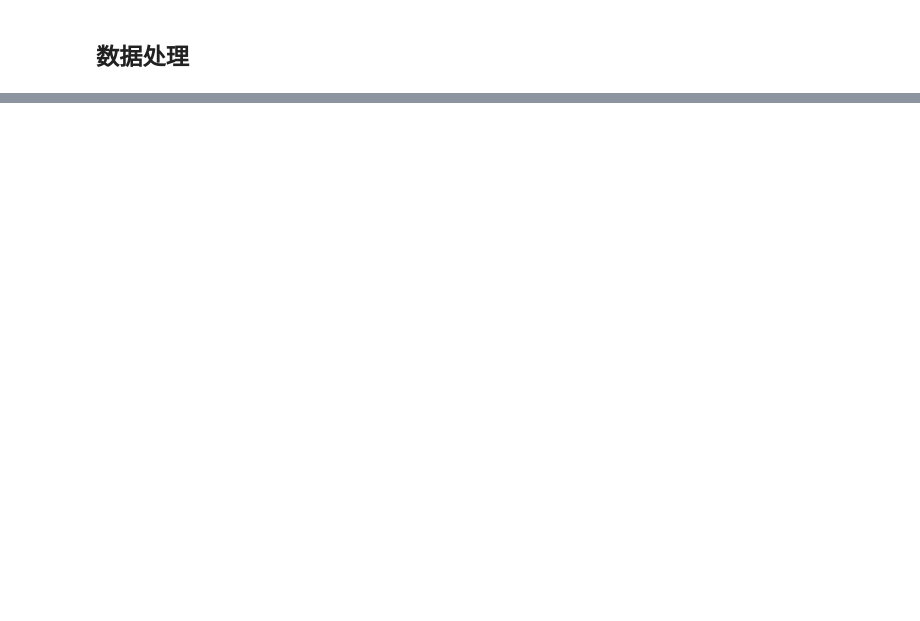
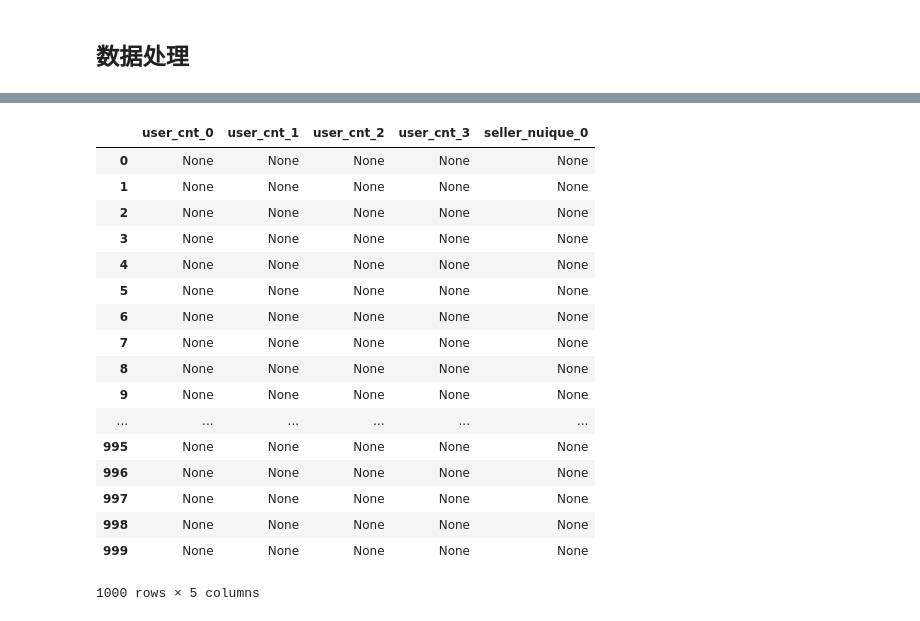
Before and after one commit to SCUISQianFeng/tianchi-ml-base, a Jupyter notebook: TianChi/baseLine/repeatPurchase/FeatureEngineering.ipynb, the cells around one changed output, grey strips where cells are left out. Cells and saved outputs as stored; diff of their text form; code cells hidden in the pictures; blank space fills up the shorter version.

```diff
--- a/TianChi/baseLine/repeatPurchase/FeatureEngineering.ipynb
+++ b/TianChi/baseLine/repeatPurchase/FeatureEngineering.ipynb
@@ -280,0 +273,3 @@ Name: item_path, dtype: object
+# %%
+# all_data_test.to_csv('all_data_test.csv', sep='\t', index=True, header=True)
+all_data_test = pd.read_csv('all_data_test.csv', sep='\t')
@@ -280,0 +329,34 @@ Name: item_path, dtype: object
+# %%
+# 总点击次数
+all_data_test = all_data_test.copy()
+all_data_test = user_col_cnt(all_data_test, ['seller_path'], '0', 'user_cnt_0')
+# 加入购物车次数
+all_data_test = user_col_cnt(all_data_test, ['seller_path'], '1', 'user_cnt_1')
+# 购买次数
+all_data_test = user_col_cnt(all_data_test, ['seller_path'], '2', 'user_cnt_2')
+# 收藏次数
+all_data_test = user_col_cnt(all_data_test, ['seller_path'], '3', 'user_cnt_3')
+# 不同店铺数
+all_data_test = user_col_nuique(all_data_test, ['seller_path', 'item_path'], '0', 'seller_nuique_0')
+# %%
+# all_data_test[all_data_test['user_cnt'].isnull()].head(1000)
+all_data_test[['user_cnt_0','user_cnt_1','user_cnt_2','user_cnt_3','seller_nuique_0']].head(1000)
+# %% [output]
+|  | user_cnt_0 | user_cnt_1 | user_cnt_2 | user_cnt_3 | seller_nuique_0 |
+| 0 | None | None | None | None | None |
+| 1 | None | None | None | None | None |
+| 2 | None | None | None | None | None |
+| 3 | None | None | None | None | None |
+| 4 | None | None | None | None | None |
+| 5 | None | None | None | None | None |
+| 6 | None | None | None | None | None |
+| 7 | None | None | None | None | None |
+| 8 | None | None | None | None | None |
+| 9 | None | None | None | None | None |
+| ... | ... | ... | ... | ... | ... |
+| 995 | None | None | None | None | None |
+| 996 | None | None | None | None | None |
+| 997 | None | None | None | None | None |
+| 998 | None | None | None | None | None |
+| 999 | None | None | None | None | None |
+1000 rows × 5 columns
```
Also changed, not shown: parts of 24 cells of this notebook, 2 other files.
